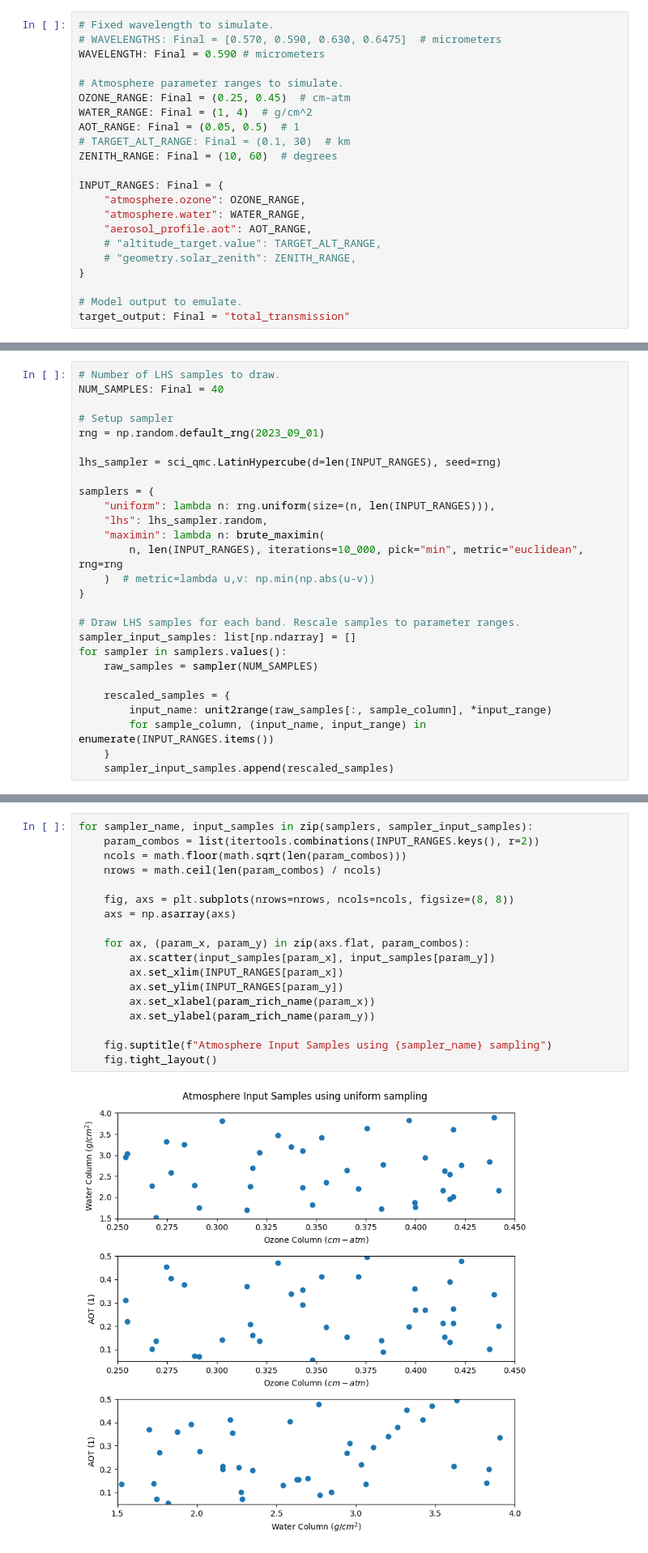
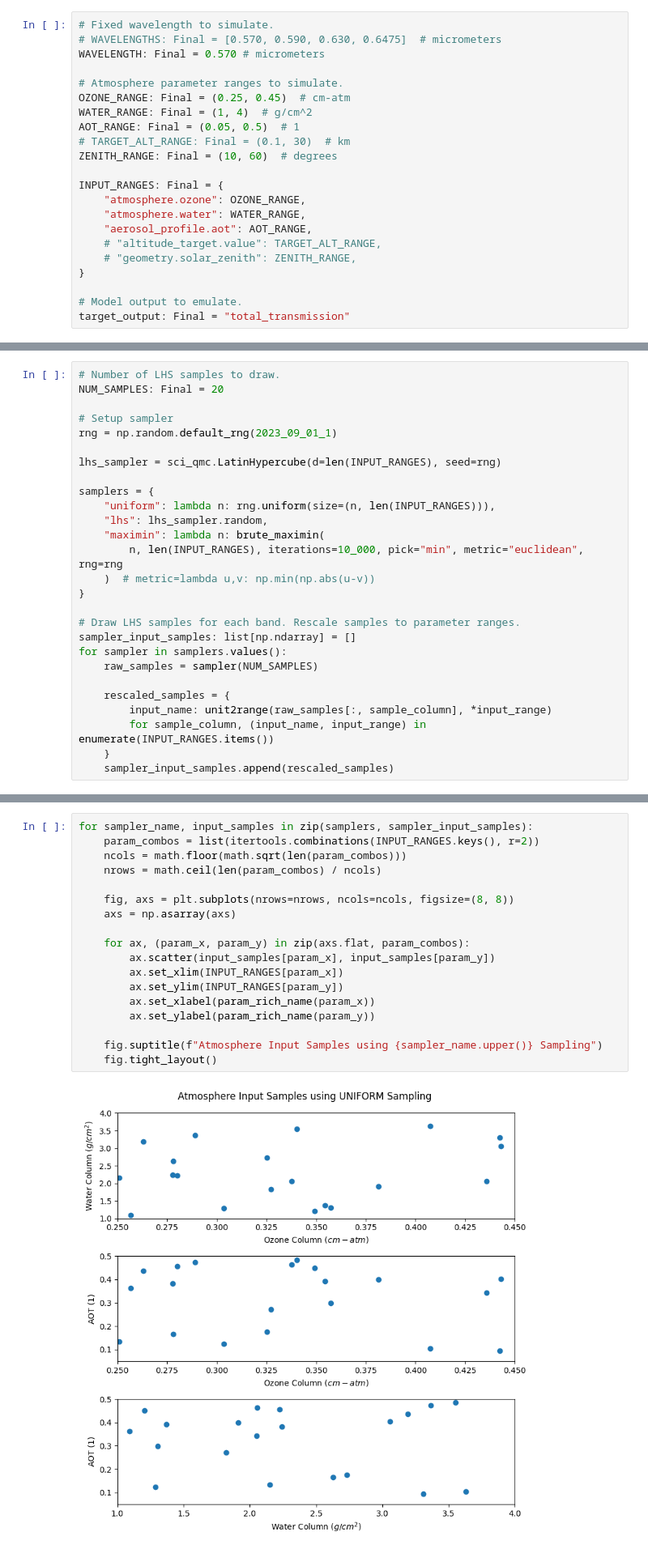
Before and after one commit to brianschubert/scratch-emulator, a Jupyter notebook: notebooks/aug29-sampling.ipynb, the cells around one changed output, grey strips where cells are left out. Shown at 81% size. Saved outputs shown, nothing was run; the diff lists cells and outputs as text.

Commit message:
Pre meeting sampling

```diff
--- a/notebooks/aug29-sampling.ipynb
+++ b/notebooks/aug29-sampling.ipynb
@@ -36,7 +36,7 @@ def unit2range(arr: np.ndarray, bot: float, top: float) -> np.ndarray:
 # %%
 # Fixed wavelength to simulate.
 # WAVELENGTHS: Final = [0.570, 0.590, 0.630, 0.6475]  # micrometers
-WAVELENGTH: Final = 0.590 # micrometers
+WAVELENGTH: Final = 0.570 # micrometers
 
 # Atmosphere parameter ranges to simulate.
 OZONE_RANGE: Final = (0.25, 0.45)  # cm-atm
@@ -75,10 +75,10 @@ def param_rich_name(param_name: str) -> str:
 ## Sample atmosphere input ranges
 # %%
 # Number of LHS samples to draw.
-NUM_SAMPLES: Final = 40
+NUM_SAMPLES: Final = 20
 
 # Setup sampler
-rng = np.random.default_rng(2023_09_01)
+rng = np.random.default_rng(2023_09_01_1)
 
 lhs_sampler = sci_qmc.LatinHypercube(d=len(INPUT_RANGES), seed=rng)
 
@@ -105,20 +105,20 @@ for sampler in samplers.values():
 # %%
 for sampler_name, input_samples in zip(samplers, sampler_input_samples):
     param_combos = list(itertools.combinations(INPUT_RANGES.keys(), r=2))
     ncols = math.floor(math.sqrt(len(param_combos)))
     nrows = math.ceil(len(param_combos) / ncols)
 
     fig, axs = plt.subplots(nrows=nrows, ncols=ncols, figsize=(8, 8))
     axs = np.asarray(axs)
 
     for ax, (param_x, param_y) in zip(axs.flat, param_combos):
         ax.scatter(input_samples[param_x], input_samples[param_y])
         ax.set_xlim(INPUT_RANGES[param_x])
         ax.set_ylim(INPUT_RANGES[param_y])
         ax.set_xlabel(param_rich_name(param_x))
         ax.set_ylabel(param_rich_name(param_y))
 
-    fig.suptitle(f"Atmosphere Input Samples using {sampler_name} sampling")
+    fig.suptitle(f"Atmosphere Input Samples using {sampler_name.upper()} Sampling")
     fig.tight_layout()
 # %% [output]
-[figure, old version]
+[figure, new version]
```
Also changed, not shown: parts of 7 cells of this notebook.
